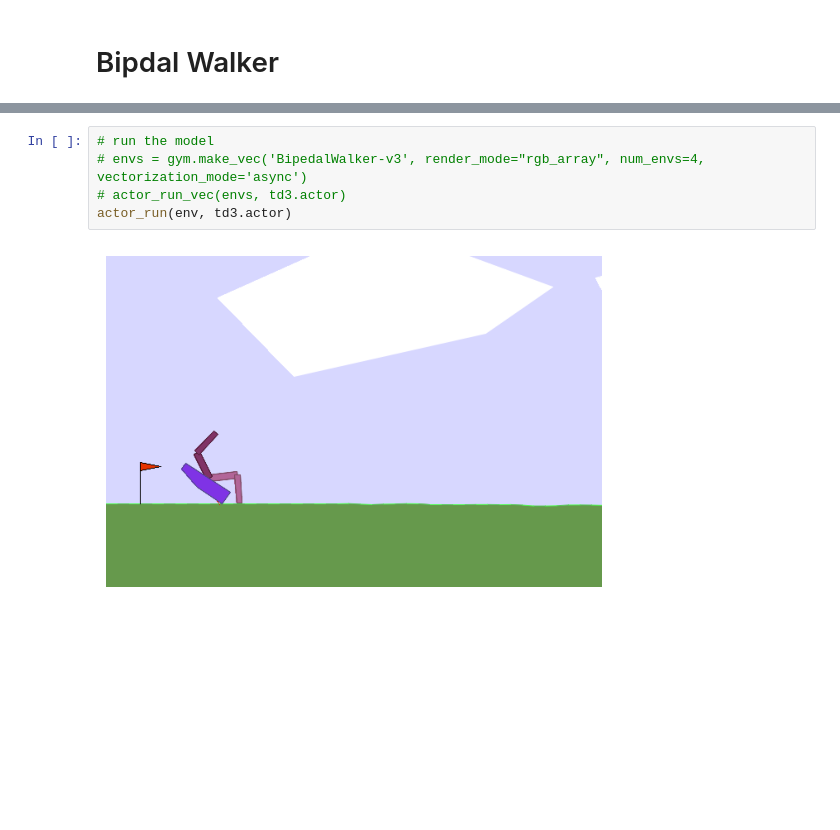
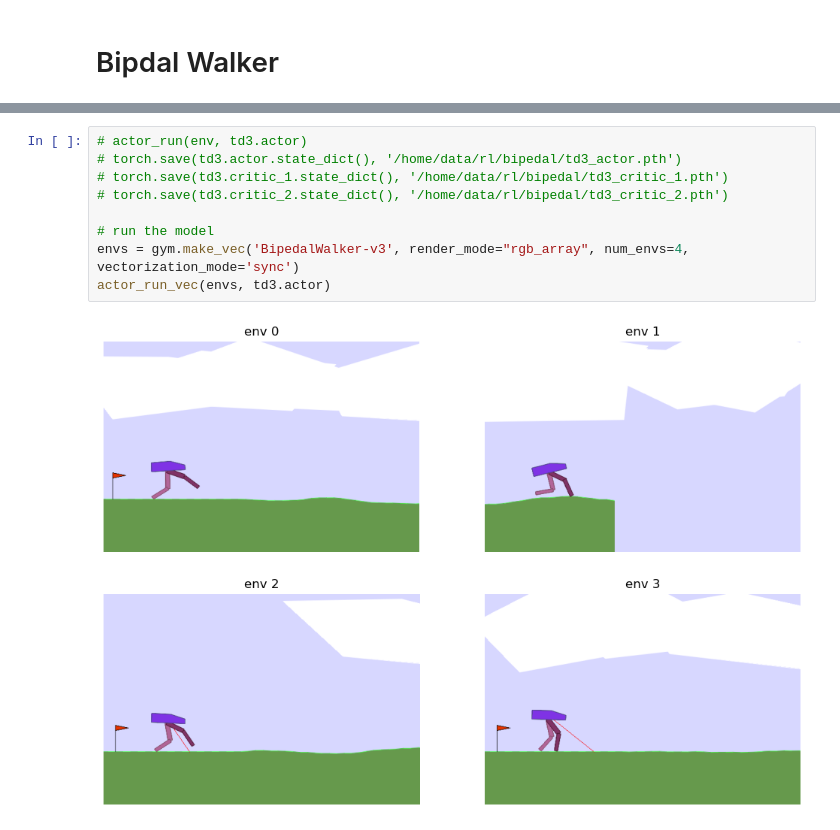
Before and after one commit to mikewei/dl-lab, a Jupyter notebook: qlearning.ipynb, the cells around one changed output, grey strips where cells are left out. Drawn from its saved outputs; the diff is of its cells as text; blank space fills up the shorter version.

Commit message:
bipedal can walk!

```diff
--- a/qlearning.ipynb
+++ b/qlearning.ipynb
@@ -492,7 +497,11 @@ t 3831448 episode 9990 terminated(True) truncated(False) total_reward -108.15676
 # %%
+# actor_run(env, td3.actor)
+# torch.save(td3.actor.state_dict(), '/home/data/rl/bipedal/td3_actor.pth')
+# torch.save(td3.critic_1.state_dict(), '/home/data/rl/bipedal/td3_critic_1.pth')
+# torch.save(td3.critic_2.state_dict(), '/home/data/rl/bipedal/td3_critic_2.pth')
+
 # run the model
-# envs = gym.make_vec('BipedalWalker-v3', render_mode="rgb_array", num_envs=4, vectorization_mode='async')
-# actor_run_vec(envs, td3.actor)
-actor_run(env, td3.actor)
+envs = gym.make_vec('BipedalWalker-v3', render_mode="rgb_array", num_envs=4, vectorization_mode='sync')
+actor_run_vec(envs, td3.actor)
 # %% [output]
-[figure, old version]
+[figure, new version]
```
Also changed, not shown: parts of 2 cells of this notebook.
